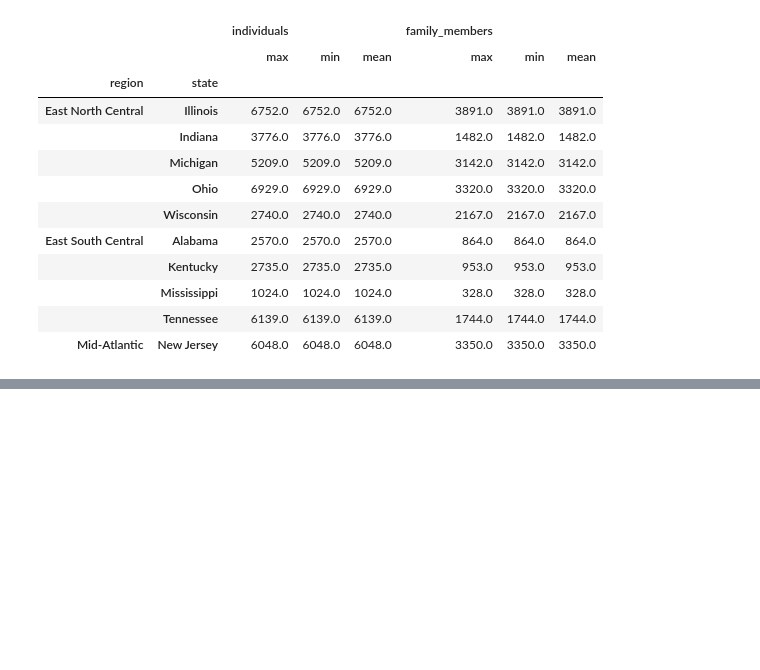
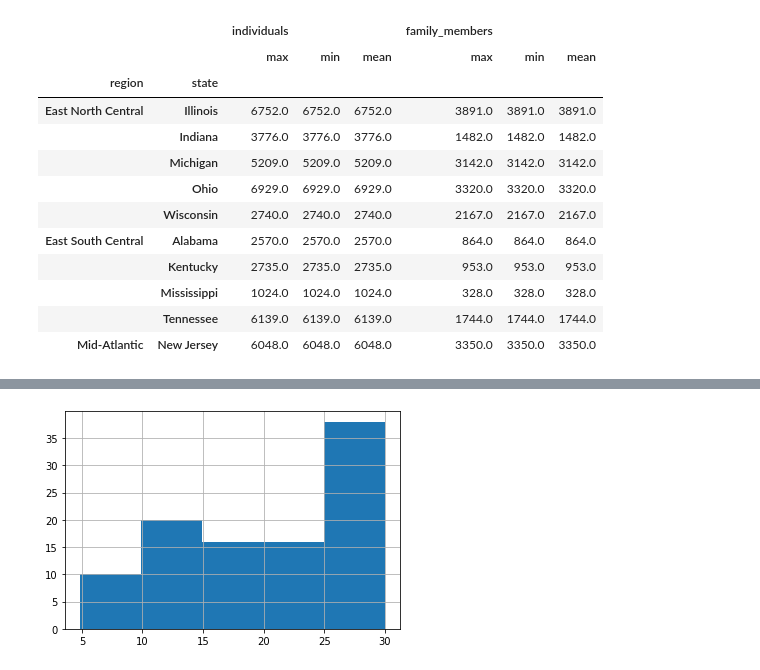
Before and after one commit to thien1892/Skill_for_Data_Scientist_with_Python, a Jupyter notebook: Data_Manipulation_with_pandas.ipynb, the cells around one changed output, grey strips where cells are left out. Cells and saved outputs as stored; diff of their text form; code cells hidden in the pictures; blank space fills up the shorter version.

```diff
--- a/Data_Manipulation_with_pandas.ipynb
+++ b/Data_Manipulation_with_pandas.ipynb
@@ -345,0 +523,5 @@ df.groupby(['region', 'state'])['individuals', 'family_members'].agg([max, min,
+# %%
+df1.groupby('city')['avg_temp_c'].mean().hist(bins = 5)
+plt.show()
+# %% [output]
+[figure, added]
```
Also changed, not shown: parts of 38 cells of this notebook.
